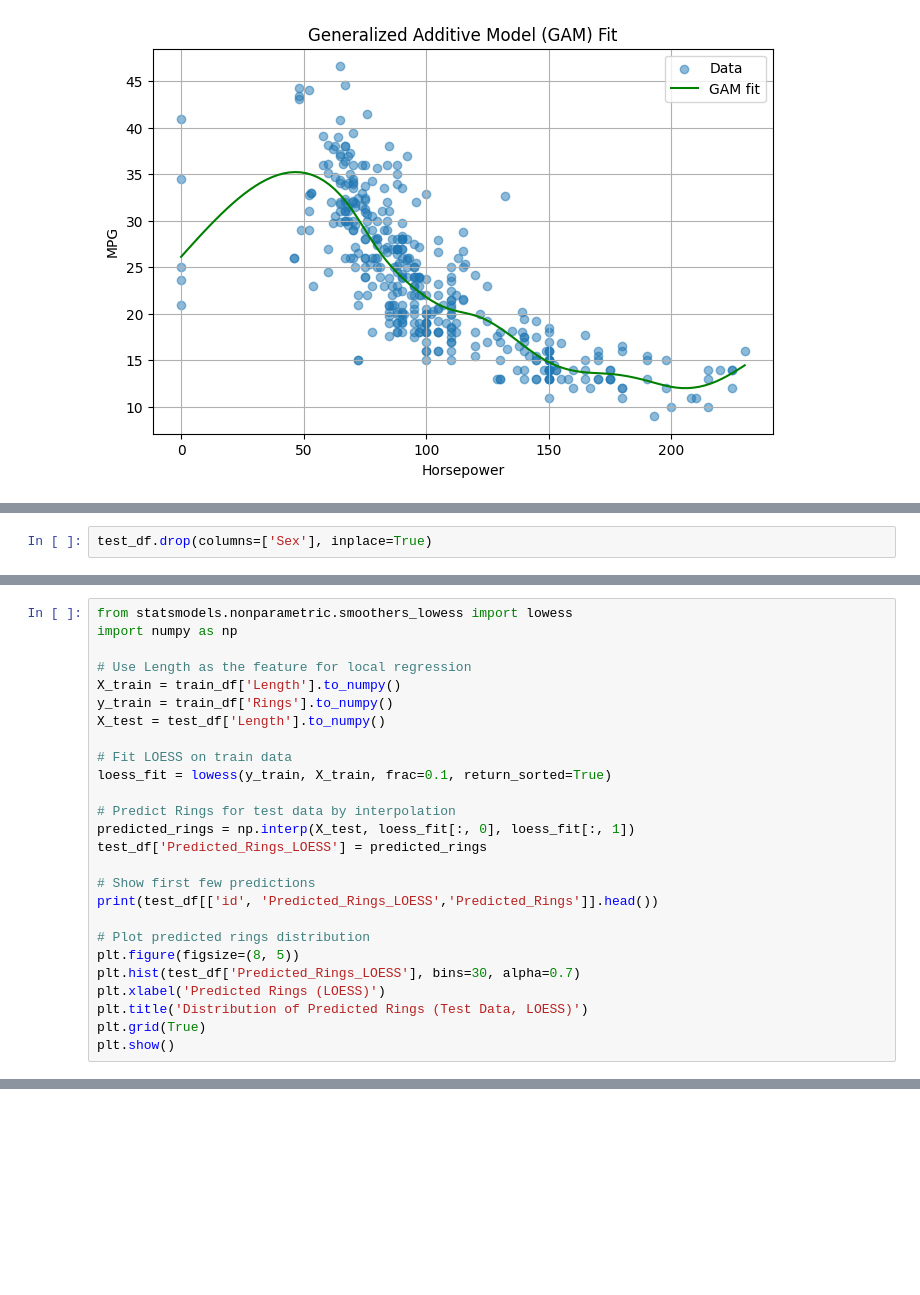
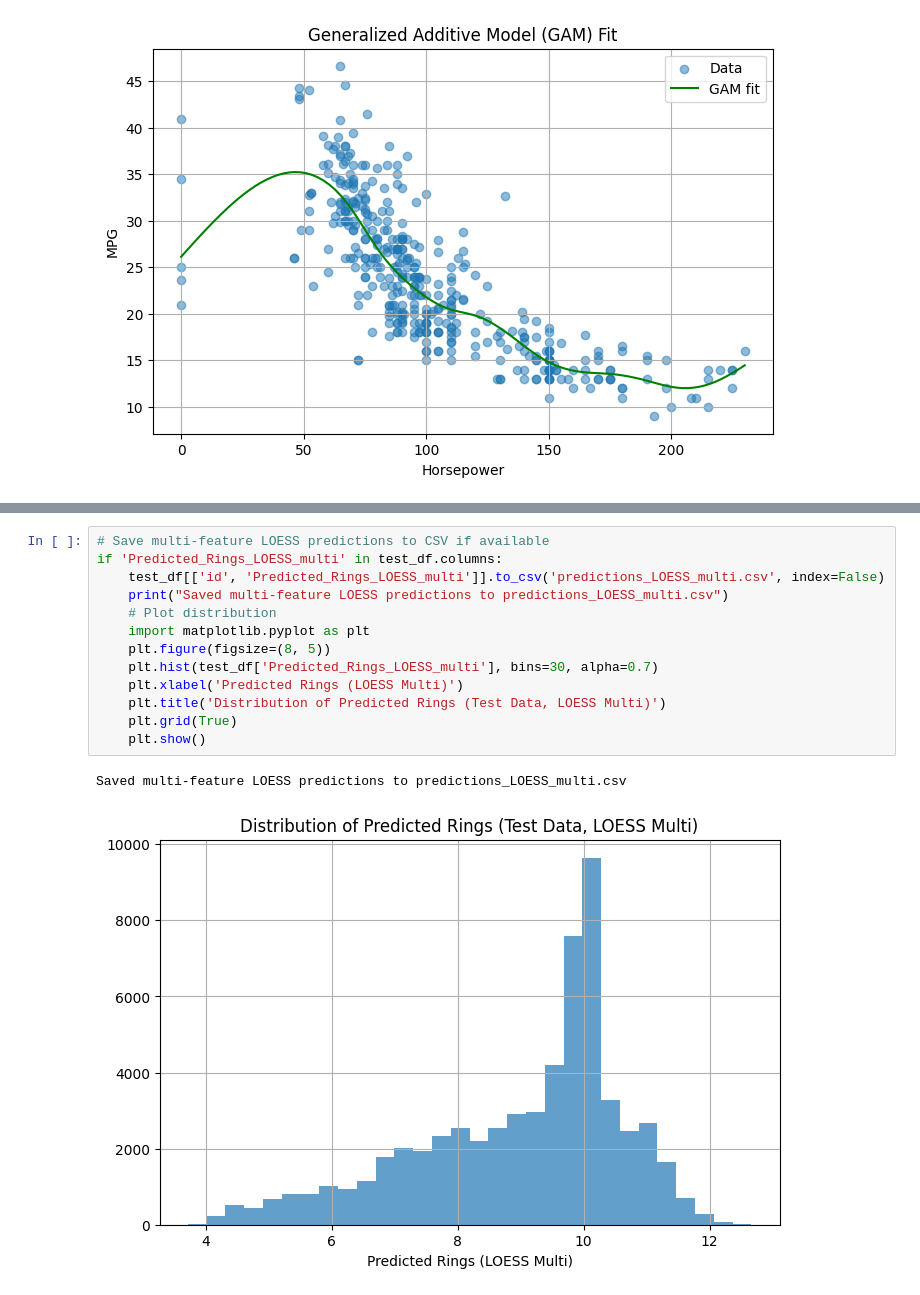
Before and after one commit to anujbansal-ncu/NCU, a Jupyter notebook: DDS-8555/week4/assignment4.ipynb, the cells around one changed output, grey strips where cells are left out. Drawn from its saved outputs; the diff is of its cells as text; blank space fills up the shorter version.

Commit message:
latest changes with multi variables

```diff
--- a/DDS-8555/week4/assignment4.ipynb
+++ b/DDS-8555/week4/assignment4.ipynb
@@ -285,2 +309,0 @@ test_df.head()  # Display the first few rows of the test DataFrame
-# %%
-test_df.drop(columns=['Sex'], inplace=True)
@@ -386,26 +309,0 @@ plt.show()
-# %%
-from statsmodels.nonparametric.smoothers_lowess import lowess
-import numpy as np
-
-# Use Length as the feature for local regression
-X_train = train_df['Length'].to_numpy()
-y_train = train_df['Rings'].to_numpy()
-X_test = test_df['Length'].to_numpy()
-
-# Fit LOESS on train data
-loess_fit = lowess(y_train, X_train, frac=0.1, return_sorted=True)
-
-# Predict Rings for test data by interpolation
-predicted_rings = np.interp(X_test, loess_fit[:, 0], loess_fit[:, 1])
-test_df['Predicted_Rings_LOESS'] = predicted_rings
-
-# Show first few predictions
-print(test_df[['id', 'Predicted_Rings_LOESS','Predicted_Rings']].head())
-
-# Plot predicted rings distribution
-plt.figure(figsize=(8, 5))
-plt.hist(test_df['Predicted_Rings_LOESS'], bins=30, alpha=0.7)
-plt.xlabel('Predicted Rings (LOESS)')
-plt.title('Distribution of Predicted Rings (Test Data, LOESS)')
-plt.grid(True)
-plt.show()
@@ -423,0 +348,16 @@ test_df[['id', 'Predicted_Rings_LOESS']].to_csv('predictions_LOESS.csv', index=F
+# %%
+# Save multi-feature LOESS predictions to CSV if available
+if 'Predicted_Rings_LOESS_multi' in test_df.columns:
+    test_df[['id', 'Predicted_Rings_LOESS_multi']].to_csv('predictions_LOESS_multi.csv', index=False)
+    print("Saved multi-feature LOESS predictions to predictions_LOESS_multi.csv")
+    # Plot distribution
+    import matplotlib.pyplot as plt
+    plt.figure(figsize=(8, 5))
+    plt.hist(test_df['Predicted_Rings_LOESS_multi'], bins=30, alpha=0.7)
+    plt.xlabel('Predicted Rings (LOESS Multi)')
+    plt.title('Distribution of Predicted Rings (Test Data, LOESS Multi)')
+    plt.grid(True)
+    plt.show()
+# %% [output]
+Saved multi-feature LOESS predictions to predictions_LOESS_multi.csv
+[figure, added]
```
Also changed, not shown: parts of 14 cells of this notebook, 4 other files.
